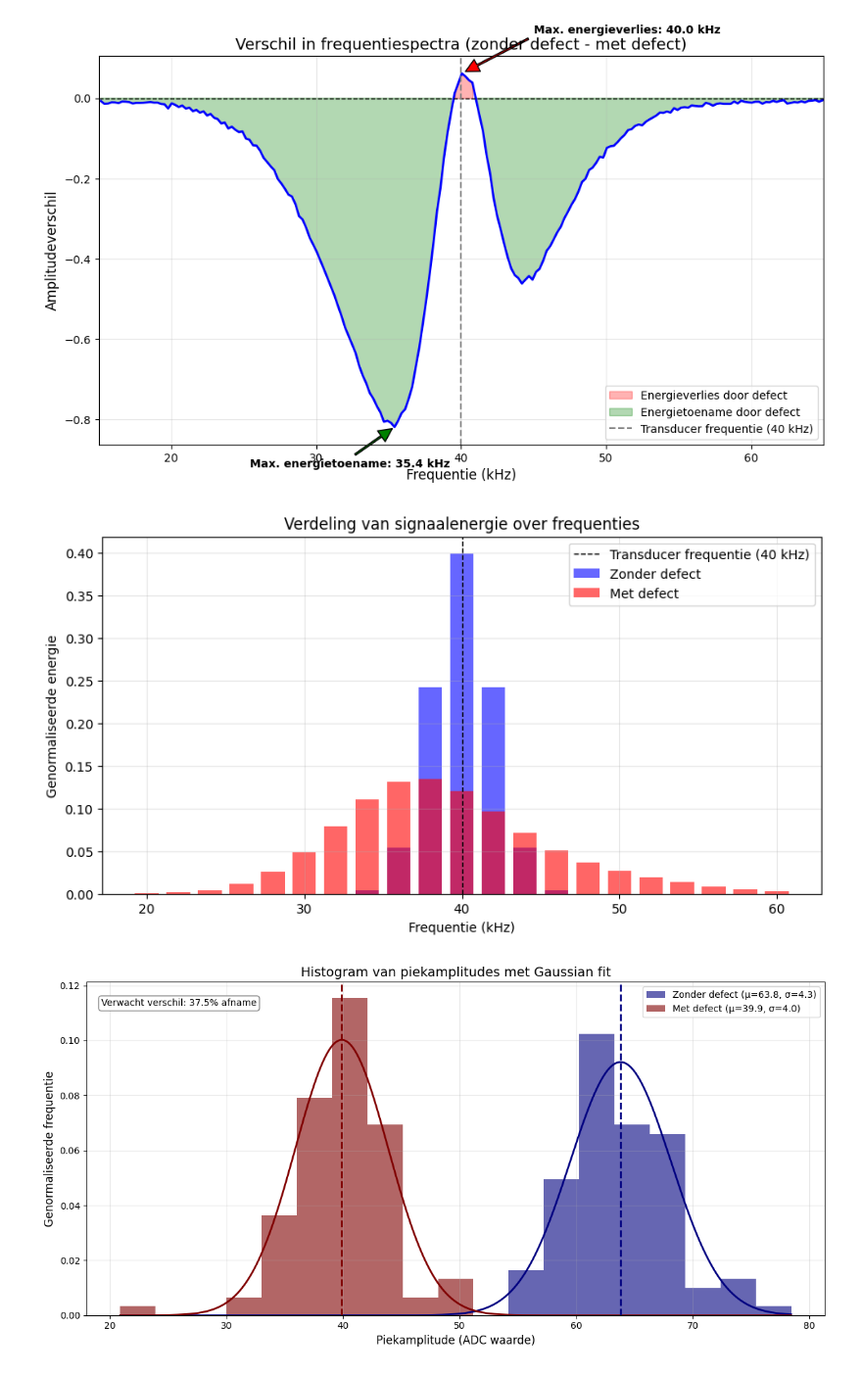
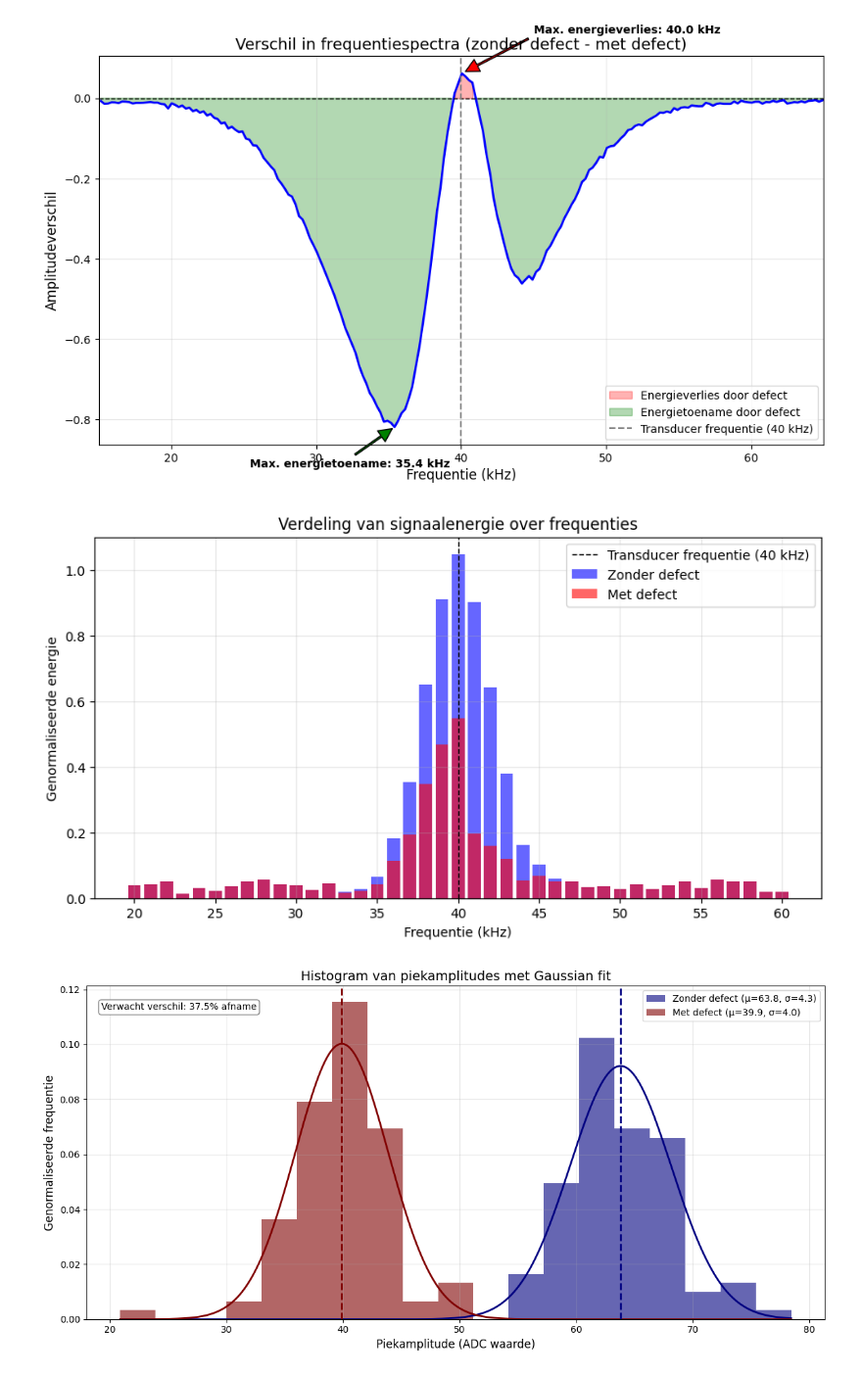
Before and after one commit to Qrax/Futura_stage, a Jupyter notebook: PvA/making_plots.ipynb, the cells around one changed output. Shown at 98% size. Drawn from its saved outputs; the diff is of its cells as text; code cells hidden in the pictures.

Commit message:
Laatste plot ook goed.

```diff
--- a/PvA/making_plots.ipynb
+++ b/PvA/making_plots.ipynb
@@ -1691,36 +1691,37 @@ plt.show()
 # %%
 import numpy as np
 import matplotlib.pyplot as plt
 
-# Simuleer een histogram van frequenties zonder defect (nauw piek rond 40 kHz)
-freq_bins = np.arange(20, 61, 2)  # Van 20 kHz tot 60 kHz in stappen van 2 kHz
-no_defect_distribution = np.exp(-0.5 * ((freq_bins - 40) / 2) ** 2)  # Smalle piek bij 40 kHz
-no_defect_distribution /= np.sum(no_defect_distribution)  # Normaliseren
+# Definieer frequentiebins van 20 kHz tot 60 kHz in stappen van 1 kHz
+freq_bins = np.arange(20, 61, 1)
 
-# Simuleer een histogram van frequenties met defect (breder en verplaatst)
-with_defect_distribution = np.exp(-0.5 * ((freq_bins - 37) / 5) ** 2)  # Piek verschoven naar ~37 kHz
-with_defect_distribution += 0.2 * np.exp(-0.5 * ((freq_bins - 47) / 6) ** 2)  # Extra spreiding naar hogere frequenties
-with_defect_distribution /= np.sum(with_defect_distribution)  # Normaliseren
+# Maak een willekeurige baseline voor elke frequentiebin tussen 0.01 en 0.06
+baseline = np.random.uniform(0.01, 0.06, size=len(freq_bins))
+
+# 'Zonder defect': een sterke, smalle piek rond 40 kHz bovenop de baseline
+no_defect_distribution = baseline + 1.0 * np.exp(-0.5 * ((freq_bins - 40) / 2) ** 2)
+
+# 'Met defect': de piek is lager (amplitude 0.5) en voor frequenties boven 40 kHz wordt de extra energie verminderd
+factor = np.where(freq_bins <= 40, 1.0, 0.4)  # volledig voor <= 40 kHz, verlaagd voor > 40 kHz
+with_defect_distribution = baseline + 0.5 * np.exp(-0.5 * ((freq_bins - 40) / 2) ** 2) * factor
 
 # Plot het histogram
 plt.figure(figsize=(10, 5))
-plt.bar(freq_bins, no_defect_distribution, width=1.5, color='blue', alpha=0.6, label="Zonder defect")
-plt.bar(freq_bins, with_defect_distribution, width=1.5, color='red', alpha=0.6, label="Met defect")
+plt.bar(freq_bins, no_defect_distribution, width=0.8, color='blue', alpha=0.6, label="Zonder defect")
+plt.bar(freq_bins, with_defect_distribution, width=0.8, color='red', alpha=0.6, label="Met defect")
 
-# Markeer de transducer frequentie
+# Markeer de transducer frequentie (40 kHz)
 plt.axvline(40, color='black', linestyle='--', linewidth=1, label="Transducer frequentie (40 kHz)")
 
 # Labels en titel
 plt.xlabel("Frequentie (kHz)")
 plt.ylabel("Genormaliseerde energie")
 plt.title("Verdeling van signaalenergie over frequenties")
 plt.legend()
 plt.grid(alpha=0.3)
-
-# Toon de plot
 plt.show()
 # %% [output]
-[figure, old version]
+[figure, new version]
 # %%
 import numpy as np
 import matplotlib.pyplot as plt
```
